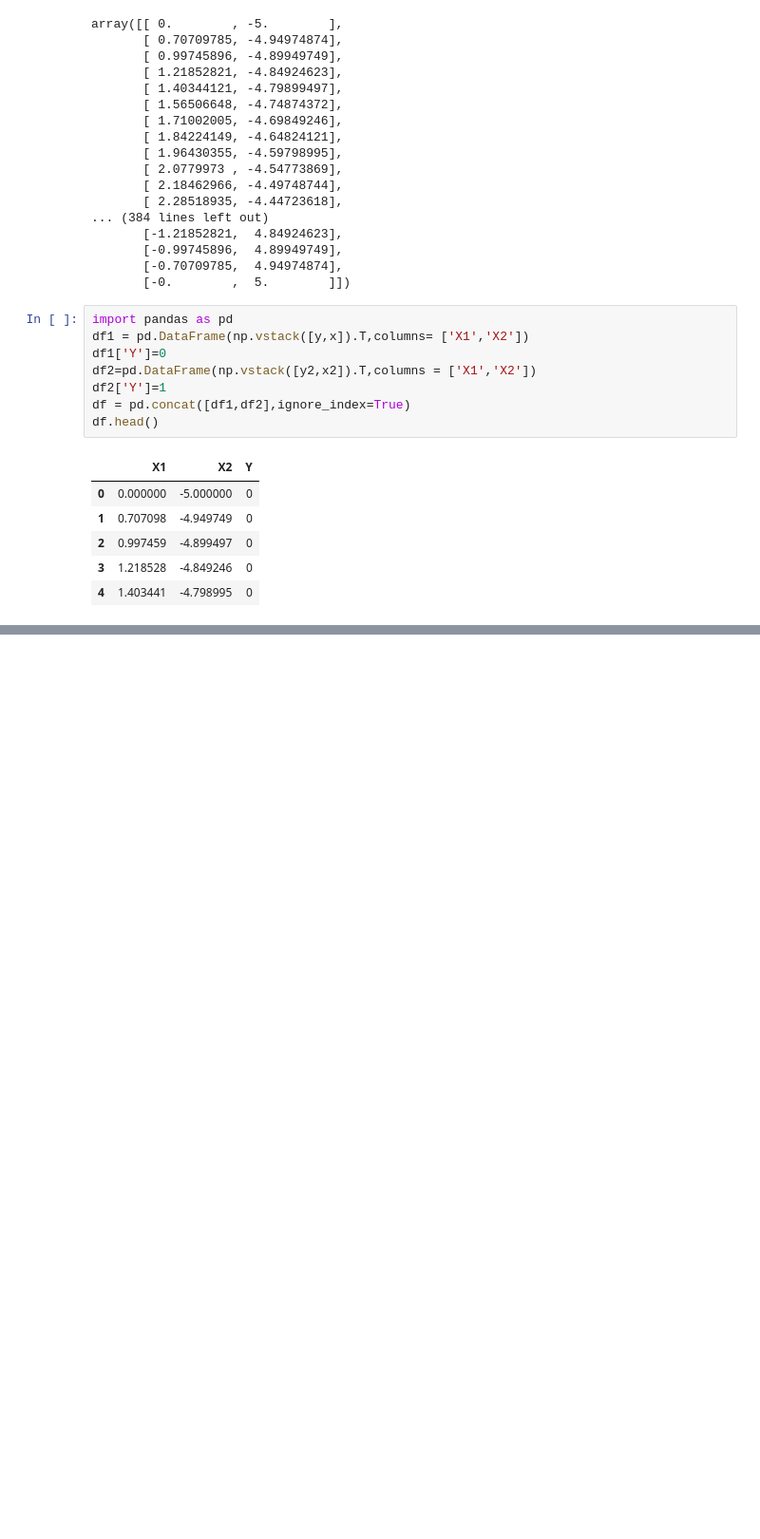
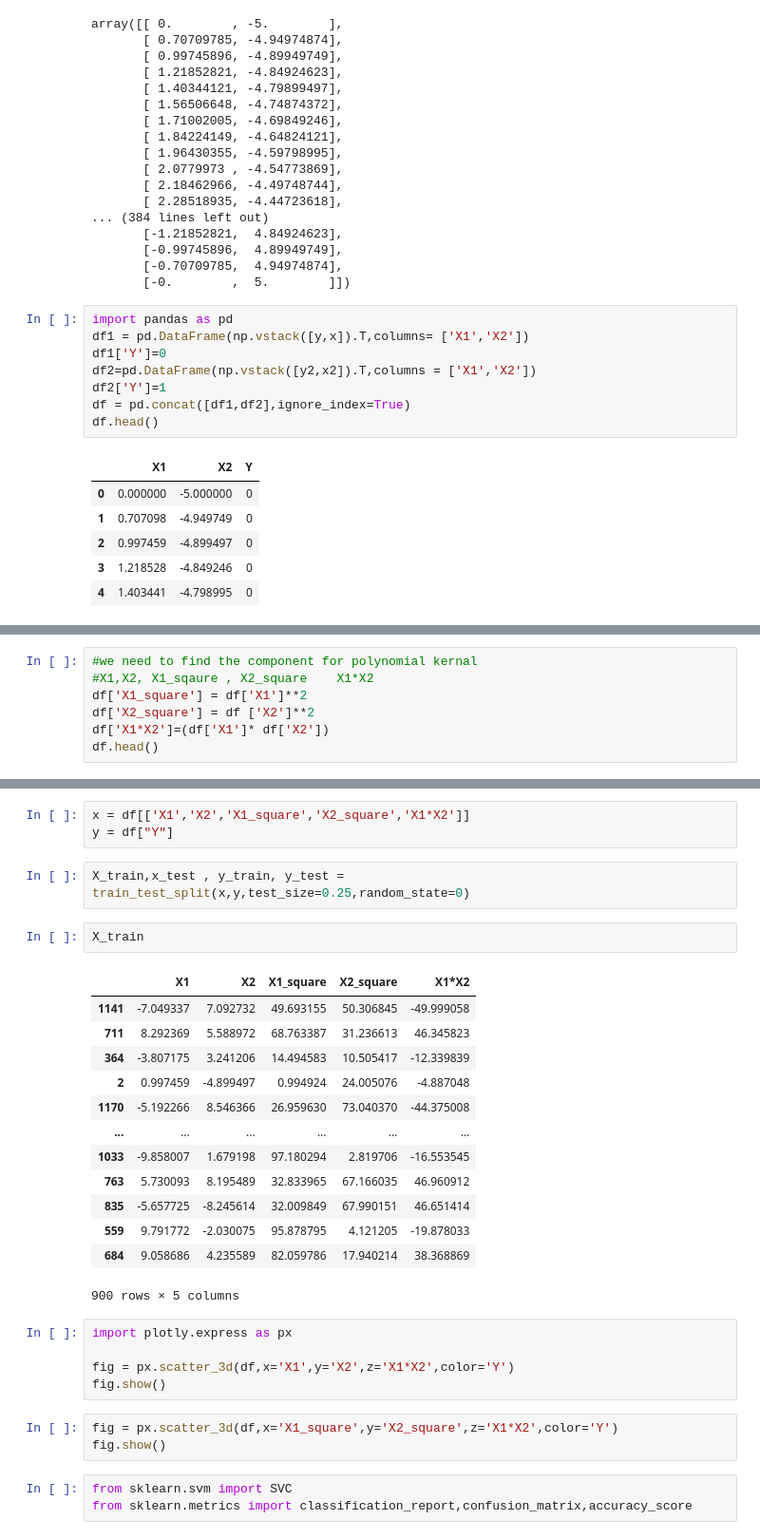
Before and after one commit to KuldipThakar/Support-Vector-Machine-, a Jupyter notebook: Support Vector kernals Implementations.ipynb, the cells around one changed output, grey strips where cells are left out. Shown: that part at 95% size. Cells and saved outputs as stored; diff of their text form; blank space fills up the shorter version.

Commit message:
Add files via upload
Updated kernel and separation using turning data into 3d scatter form , trying with liner poly rbf kernels

```diff
--- a/Support Vector kernals Implementations.ipynb
+++ b/Support Vector kernals Implementations.ipynb
@@ -82,0 +134,7 @@ df.head()
+# %%
+#we need to find the component for polynomial kernal
+#X1,X2, X1_sqaure , X2_square    X1*X2
+df['X1_square'] = df['X1']**2
+df['X2_square'] = df ['X2']**2
+df['X1*X2']=(df['X1']* df['X2'])
+df.head()
@@ -82,0 +148,32 @@ df.head()
+# %%
+x = df[['X1','X2','X1_square','X2_square','X1*X2']]
+y = df["Y"]
+# %%
+X_train,x_test , y_train, y_test = train_test_split(x,y,test_size=0.25,random_state=0)
+# %%
+X_train
+# %% [output]
+|  | X1 | X2 | X1_square | X2_square | X1*X2 |
+| 1141 | -7.049337 | 7.092732 | 49.693155 | 50.306845 | -49.999058 |
+| 711 | 8.292369 | 5.588972 | 68.763387 | 31.236613 | 46.345823 |
+| 364 | -3.807175 | 3.241206 | 14.494583 | 10.505417 | -12.339839 |
+| 2 | 0.997459 | -4.899497 | 0.994924 | 24.005076 | -4.887048 |
+| 1170 | -5.192266 | 8.546366 | 26.959630 | 73.040370 | -44.375008 |
+| ... | ... | ... | ... | ... | ... |
+| 1033 | -9.858007 | 1.679198 | 97.180294 | 2.819706 | -16.553545 |
+| 763 | 5.730093 | 8.195489 | 32.833965 | 67.166035 | 46.960912 |
+| 835 | -5.657725 | -8.245614 | 32.009849 | 67.990151 | 46.651414 |
+| 559 | 9.791772 | -2.030075 | 95.878795 | 4.121205 | -19.878033 |
+| 684 | 9.058686 | 4.235589 | 82.059786 | 17.940214 | 38.368869 |
+900 rows × 5 columns
+# %%
+import plotly.express as px
+
+fig = px.scatter_3d(df,x='X1',y='X2',z='X1*X2',color='Y')
+fig.show()
+# %%
+fig = px.scatter_3d(df,x='X1_square',y='X2_square',z='X1*X2',color='Y')
+fig.show()
+# %%
+from sklearn.svm import SVC
+from sklearn.metrics import classification_report,confusion_matrix,accuracy_score
```
Also changed, not shown: parts of 11 cells of this notebook.
